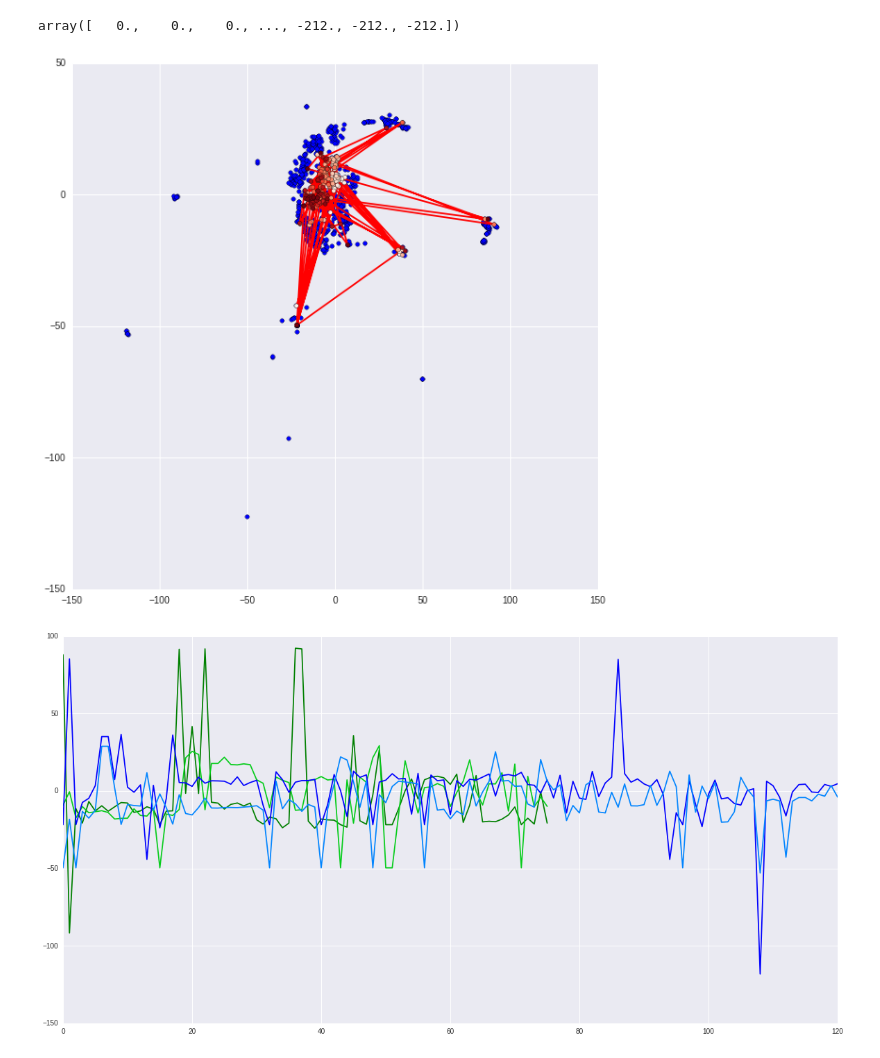
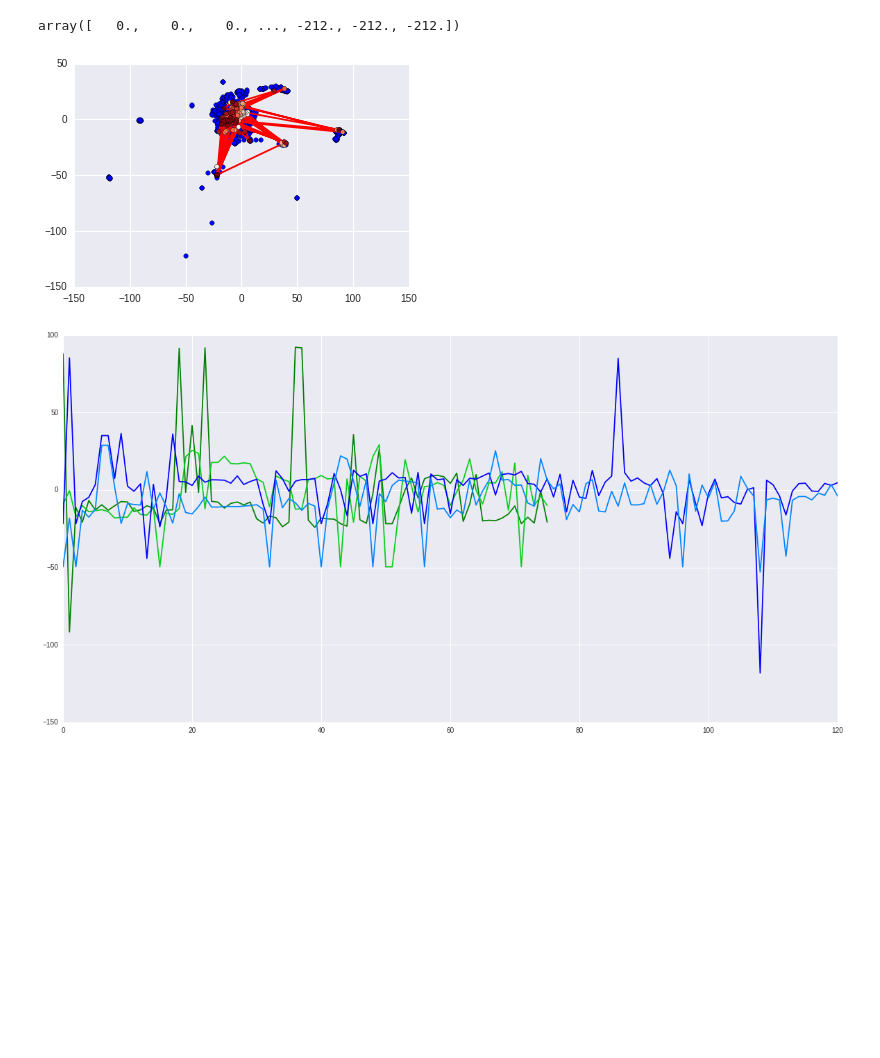
Before and after one commit to antantantant/ecoracerAnalysis, a Jupyter notebook: DETC2016code/tSNE Embed.ipynb, the cells around one changed output. Drawn from its saved outputs; the diff is of its cells as text; code cells hidden in the pictures; blank space fills up the shorter version.

```diff
--- a/DETC2016code/tSNE Embed.ipynb
+++ b/DETC2016code/tSNE Embed.ipynb
@@ -500,18 +500,18 @@ array([   0.,    0.,    0., ..., -212., -212., -212.])
 # %%
 mask1=top_dat.userid.values==78
 m1, m2, m3, m4, m5, m6 = [top_dat.userid.values==i for i in top6]
 colors=[cm.Reds, cm.Blues, cm.Greys]
 col=["r", "b", 'k']
 
+f,ax = plt.subplots()
 
-plt.figure(figsize=(10,10))
-plt.scatter(X_tsne[:,0], X_tsne[:,1])
+ax.scatter(X_tsne[:,0], X_tsne[:,1])
 for n,i in enumerate([m1]):
-    plt.plot(X_tsne[i,0],X_tsne[i,1], col[n], zorder=1)
-    plt.scatter(X_tsne[i,0],X_tsne[i,1], c=np.arange(0.,len(X_tsne[i,0])),
+    ax.plot(X_tsne[i,0],X_tsne[i,1], col[n], zorder=1)
+    ax.scatter(X_tsne[i,0],X_tsne[i,1], c=np.arange(0.,len(X_tsne[i,0])),
                 cmap=colors[n], zorder=2)
 # %% [output]
-[figure, old version]
+[figure, new version]
 # %%
 m1, m2, m3, m4, m5, m6 = [top_dat.userid.values==i for i in top6]
 colors=[cm.Reds, cm.Blues, cm.Greys]
```
Also changed, not shown: parts of 8 cells of this notebook.
